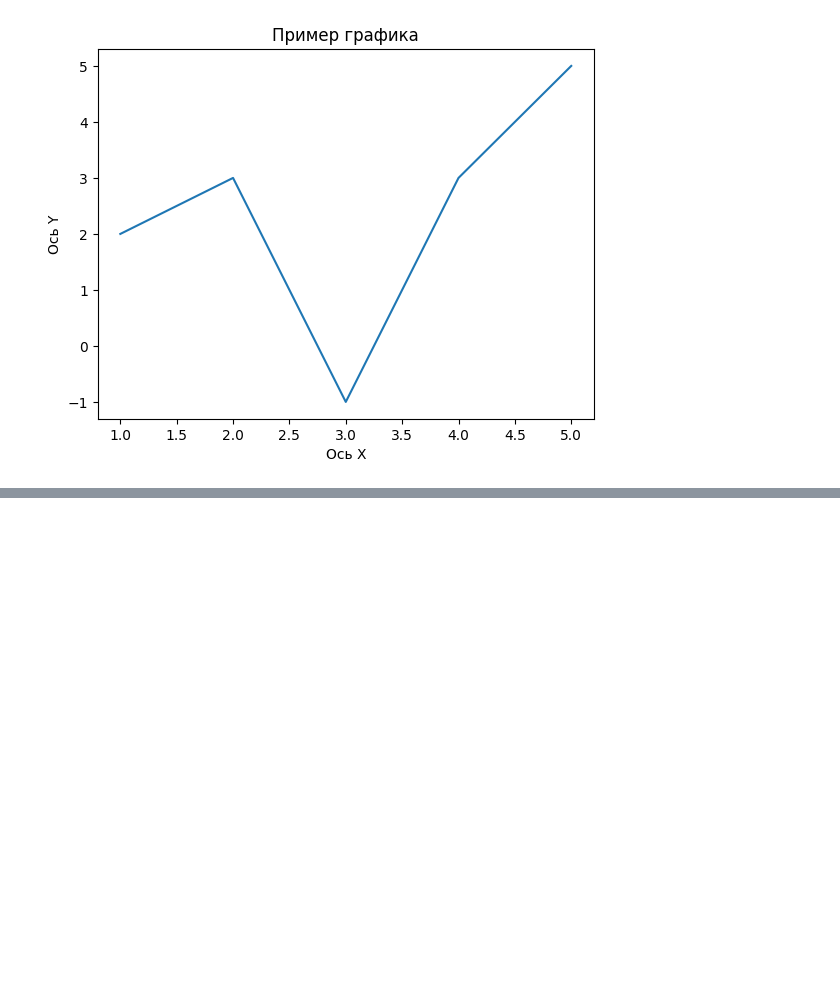
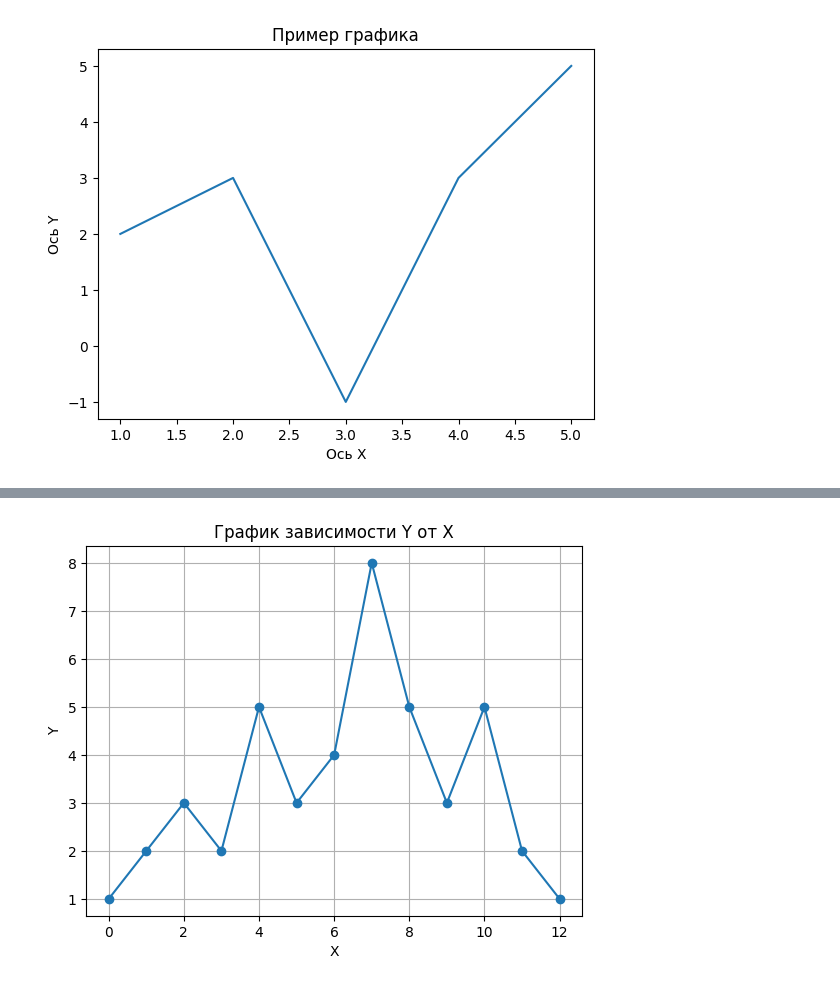
Before and after one commit to rwsh/mguu_lect01, a Jupyter notebook: lect.ipynb, the cells around one changed output, grey strips where cells are left out. Cells and saved outputs as stored; diff of their text form; code cells hidden in the pictures; blank space fills up the shorter version.

```diff
--- a/lect.ipynb
+++ b/lect.ipynb
@@ -109,0 +123,20 @@ plt.show()
+# %%
+import pandas as pd
+import matplotlib.pyplot as plt
+
+# Загрузка данных из CSV-файла
+data = pd.read_csv('data.csv')
+
+# Предполагается, что столбцы называются 'X' и 'Y'
+x = data['X']
+y = data['Y']
+
+# Построение графика
+plt.plot(x, y, marker='o')
+plt.xlabel('X')
+plt.ylabel('Y')
+plt.title('График зависимости Y от X')
+plt.grid(True)
+plt.show()
+# %% [output]
+[figure, added]
```
Also changed, not shown: parts of 15 cells of this notebook, 3 other files.
